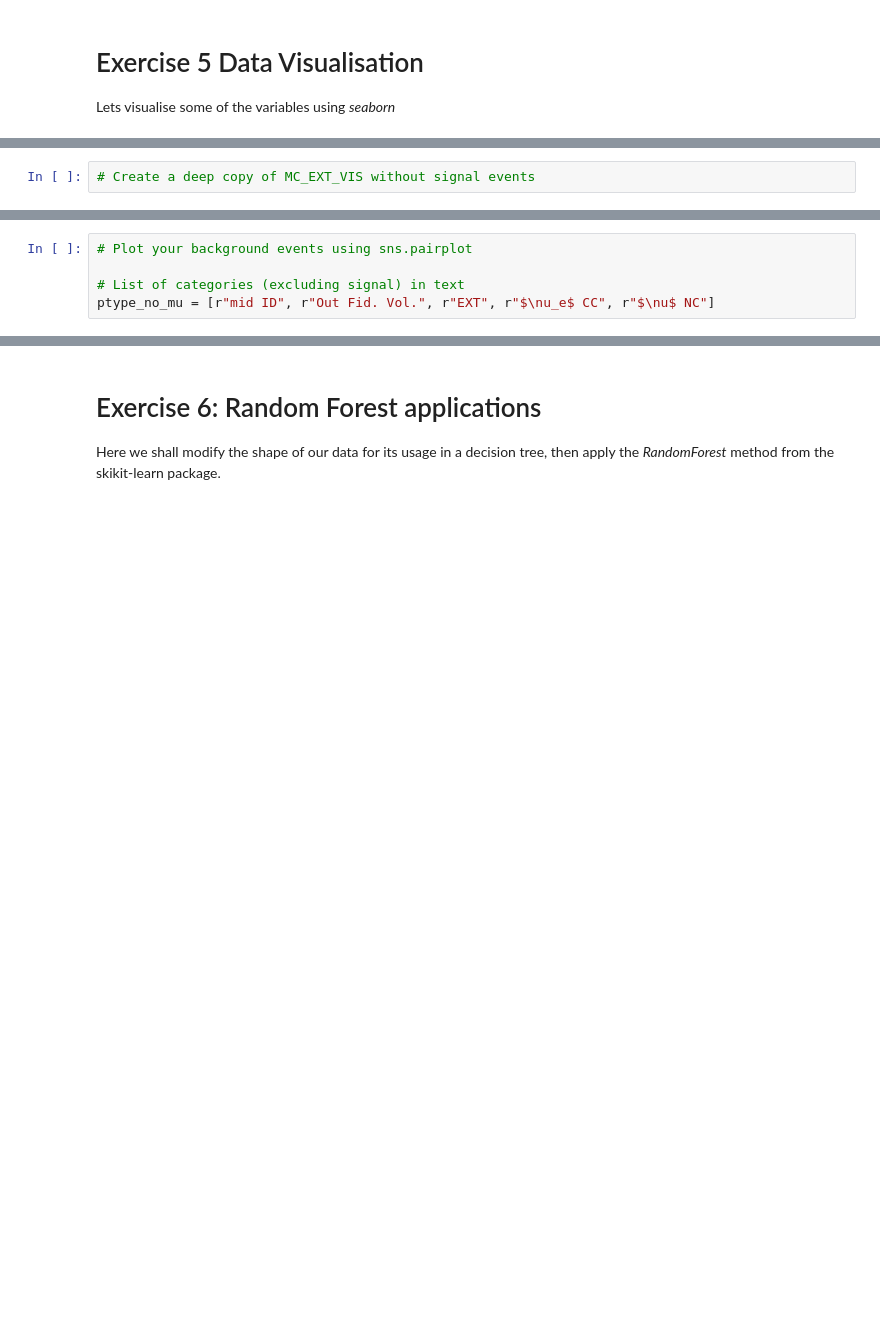
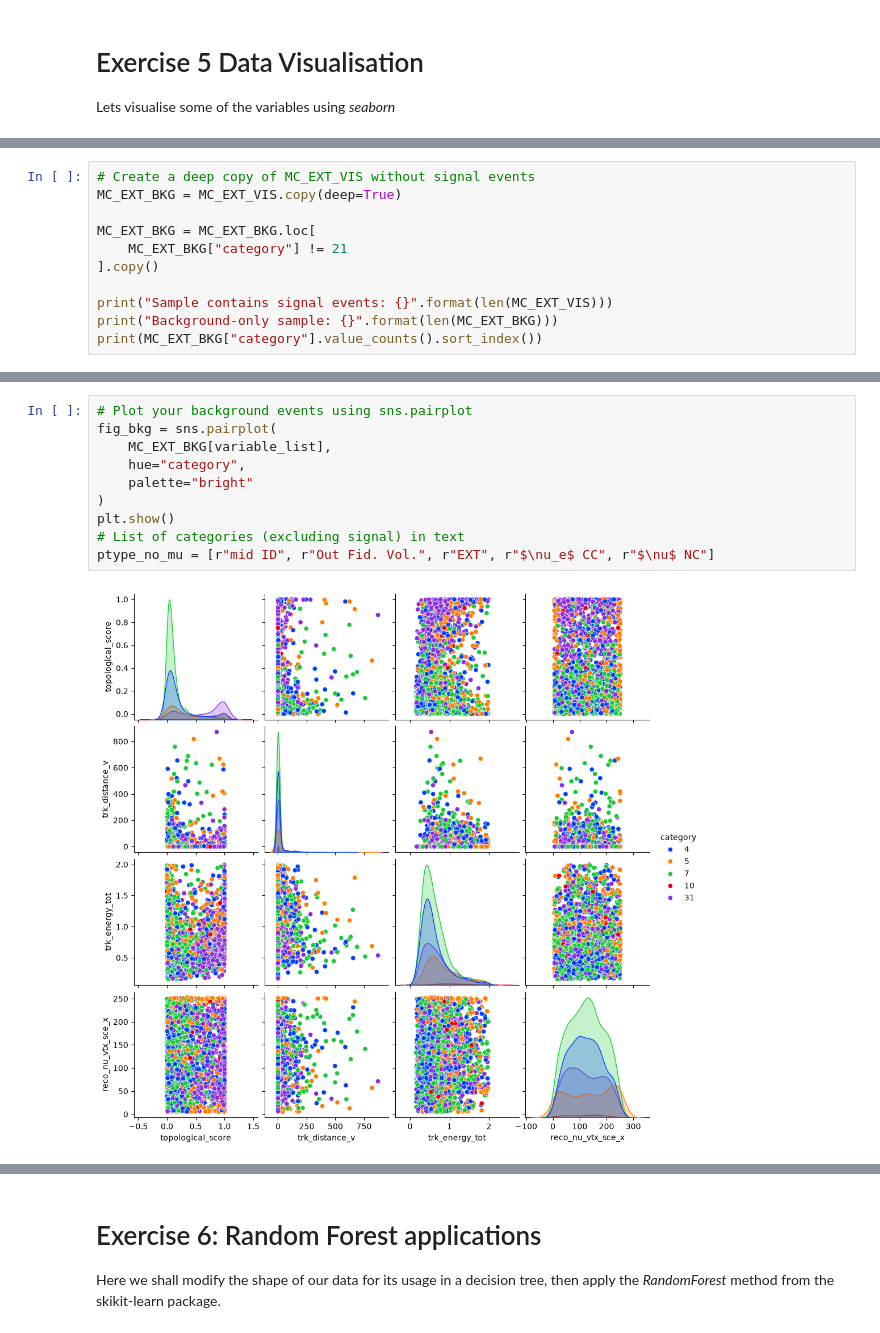
Before and after one commit to CanonicaliTY/uboone_lab_student_copy, a Jupyter notebook: MainAnalysis_template.ipynb, the cells around one changed output, grey strips where cells are left out. Cells and saved outputs as stored; diff of their text form; blank space fills up the shorter version.

```diff
--- a/MainAnalysis_template.ipynb
+++ b/MainAnalysis_template.ipynb
@@ -168,2 +168,11 @@ for t, l in zip(fig._legend.texts, ptype):
 # %%
 # Create a deep copy of MC_EXT_VIS without signal events
+MC_EXT_BKG = MC_EXT_VIS.copy(deep=True)
+
+MC_EXT_BKG = MC_EXT_BKG.loc[
+    MC_EXT_BKG["category"] != 21
+].copy()
+
+print("Sample contains signal events: {}".format(len(MC_EXT_VIS)))
+print("Background-only sample: {}".format(len(MC_EXT_BKG)))
+print(MC_EXT_BKG["category"].value_counts().sort_index())
@@ -170,5 +189,12 @@ for t, l in zip(fig._legend.texts, ptype):
 # %%
 # Plot your background events using sns.pairplot
-
+fig_bkg = sns.pairplot(
+    MC_EXT_BKG[variable_list],
+    hue="category",
+    palette="bright"
+)
+plt.show()
 # List of categories (excluding signal) in text
 ptype_no_mu = [r"mid ID", r"Out Fid. Vol.", r"EXT", r"$\nu_e$ CC", r"$\nu$ NC"]
+# %% [output]
+[figure, added]
```
Also changed, not shown: parts of 9 cells of this notebook, 4 other files.
